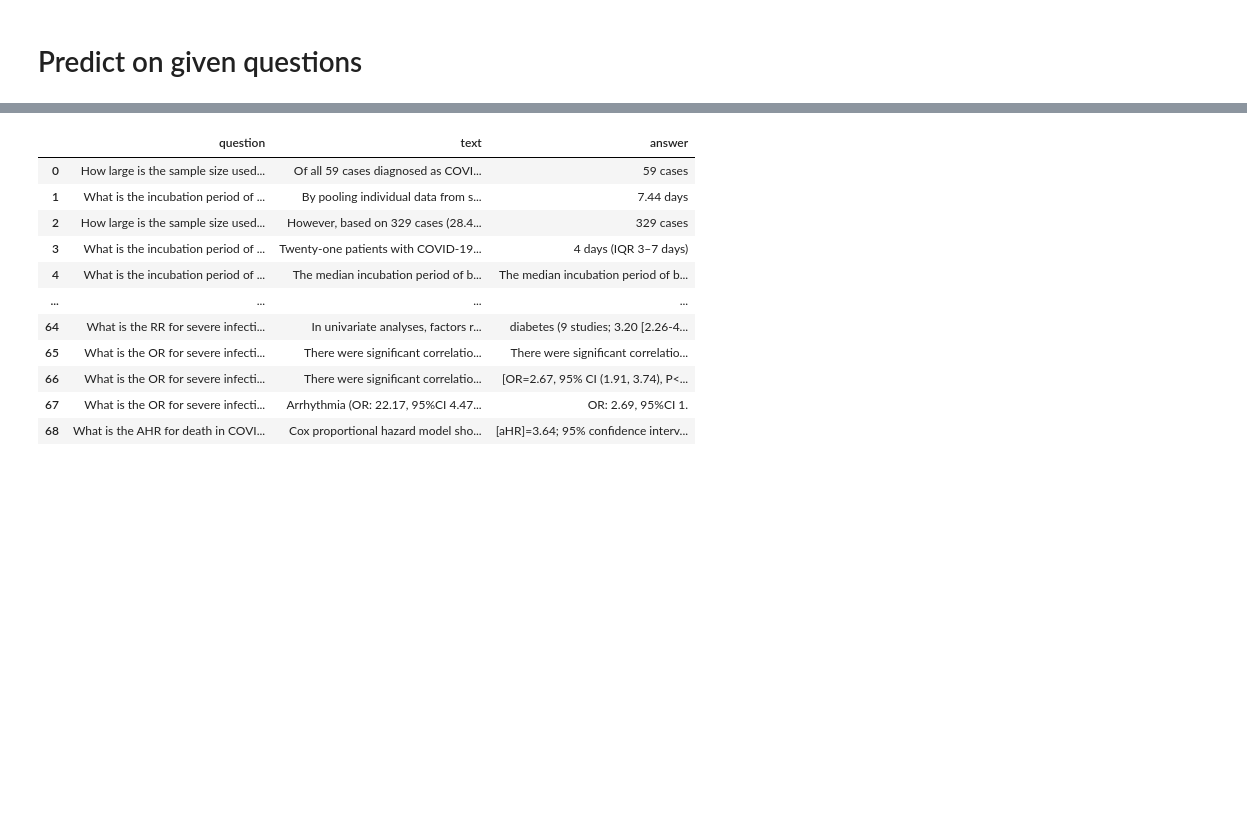
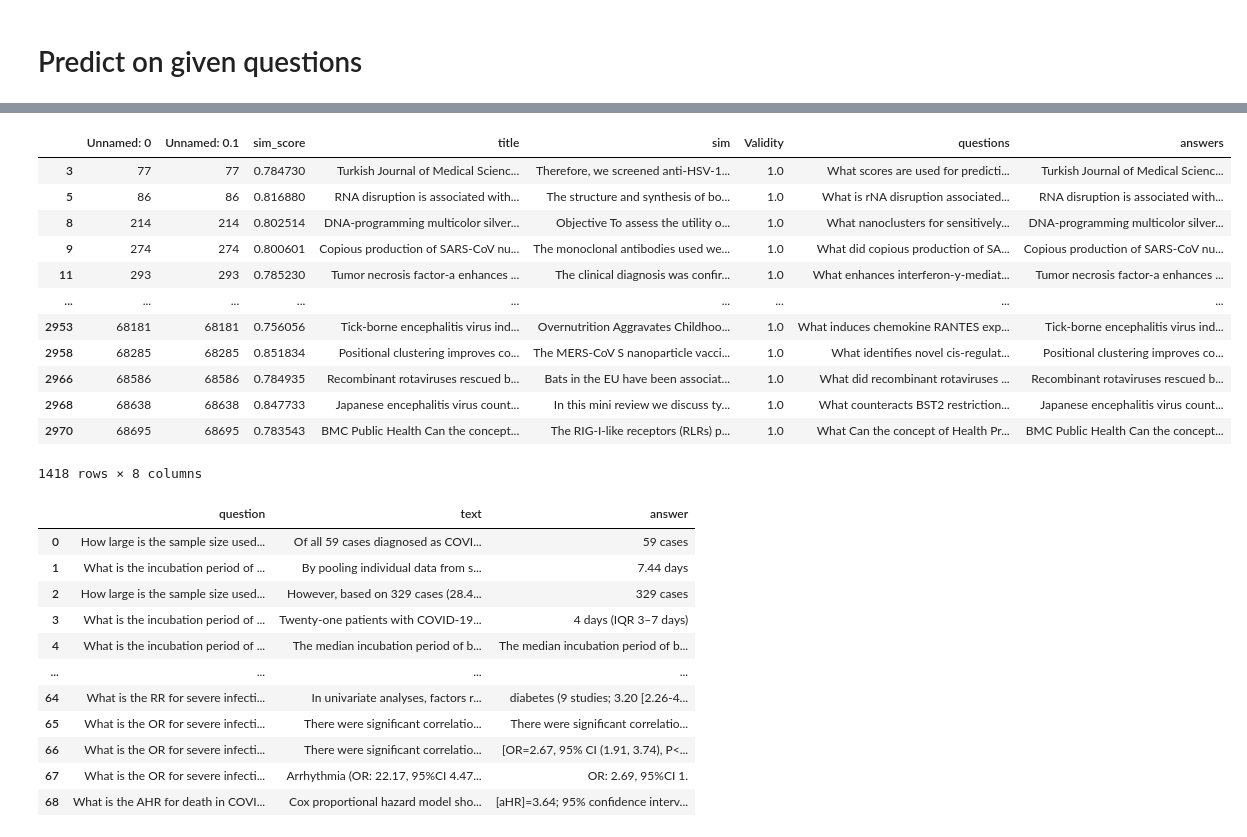
Before and after one commit to johntiger1/hugging-face-generation, a Jupyter notebook: Copy_of_t5_trivia.ipynb, the cells around one changed output, grey strips where cells are left out. Drawn from its saved outputs; the diff is of its cells as text; code cells hidden in the pictures; blank space fills up the shorter version.

```diff
--- a/Copy_of_t5_trivia.ipynb
+++ b/Copy_of_t5_trivia.ipynb
@@ -1245,0 +1247,18 @@ additional_COVID_QA_df = pd.read_csv(PARSA_QA_PATH) # cloud read by the pandas
+# %%
+valid_annotated_df = annotated_df[annotated_df["Validity"]==1] #only select the valid examples
+# %%
+valid_annotated_df
+# %% [output]
+|  | Unnamed: 0 | Unnamed: 0.1 | sim_score | title | sim | Validity | questions | answers |
+| 3 | 77 | 77 | 0.784730 | Turkish Journal of Medical Scienc... | Therefore, we screened anti-HSV-1... | 1.0 | What scores are used for predicti... | Turkish Journal of Medical Scienc... |
+| 5 | 86 | 86 | 0.816880 | RNA disruption is associated with... | The structure and synthesis of bo... | 1.0 | What is rNA disruption associated... | RNA disruption is associated with... |
+| 8 | 214 | 214 | 0.802514 | DNA-programming multicolor silver... | Objective To assess the utility o... | 1.0 | What nanoclusters for sensitively... | DNA-programming multicolor silver... |
+| 9 | 274 | 274 | 0.800601 | Copious production of SARS-CoV nu... | The monoclonal antibodies used we... | 1.0 | What did copious production of SA... | Copious production of SARS-CoV nu... |
+| 11 | 293 | 293 | 0.785230 | Tumor necrosis factor-a enhances ... | The clinical diagnosis was confir... | 1.0 | What enhances interferon-y-mediat... | Tumor necrosis factor-a enhances ... |
+| ... | ... | ... | ... | ... | ... | ... | ... | ... |
+| 2953 | 68181 | 68181 | 0.756056 | Tick-borne encephalitis virus ind... | Overnutrition Aggravates Childhoo... | 1.0 | What induces chemokine RANTES exp... | Tick-borne encephalitis virus ind... |
+| 2958 | 68285 | 68285 | 0.851834 | Positional clustering improves co... | The MERS-CoV S nanoparticle vacci... | 1.0 | What identifies novel cis-regulat... | Positional clustering improves co... |
+| 2966 | 68586 | 68586 | 0.784935 | Recombinant rotaviruses rescued b... | Bats in the EU have been associat... | 1.0 | What did recombinant rotaviruses ... | Recombinant rotaviruses rescued b... |
+| 2968 | 68638 | 68638 | 0.847733 | Japanese encephalitis virus count... | In this mini review we discuss ty... | 1.0 | What counteracts BST2 restriction... | Japanese encephalitis virus count... |
+| 2970 | 68695 | 68695 | 0.783543 | BMC Public Health Can the concept... | The RIG-I-like receptors (RLRs) p... | 1.0 | What Can the concept of Health Pr... | BMC Public Health Can the concept... |
+1418 rows × 8 columns
```
Also changed, not shown: parts of 33 cells of this notebook.
